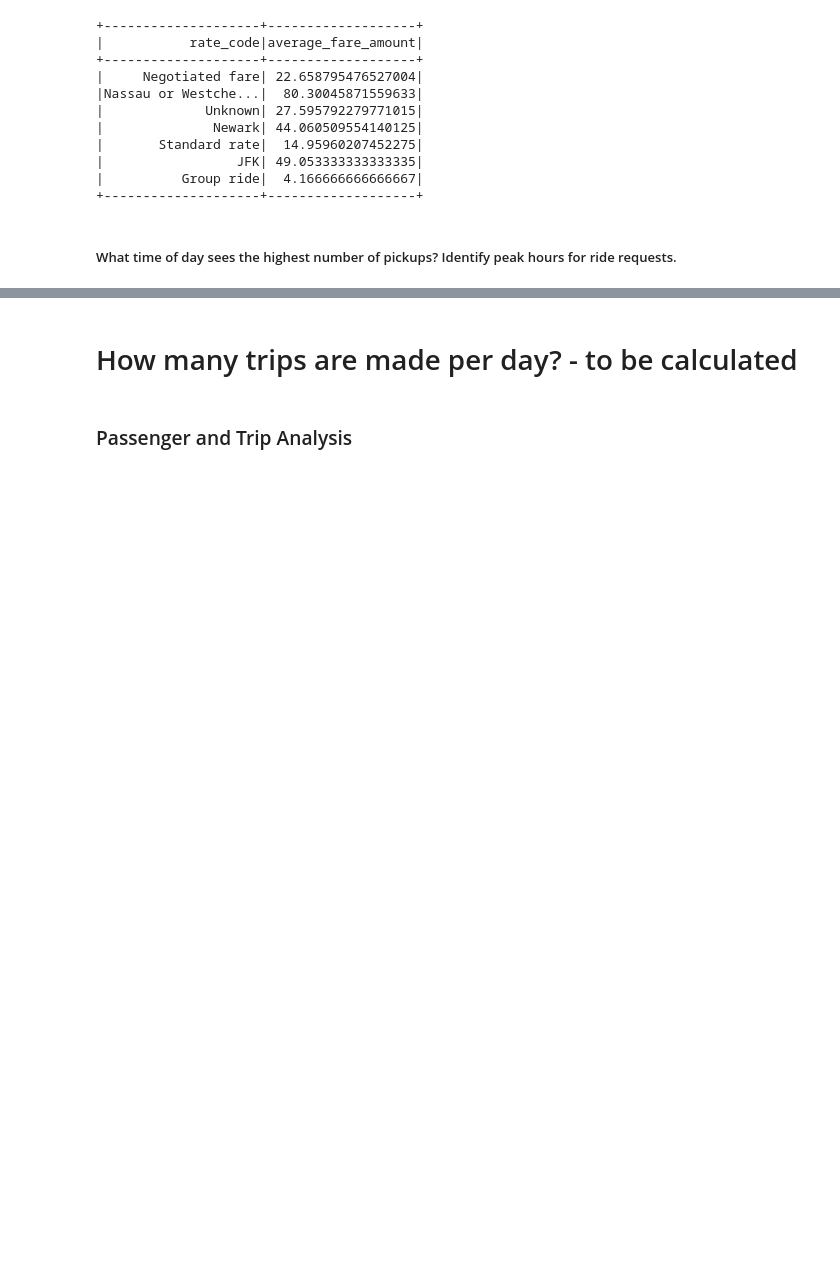
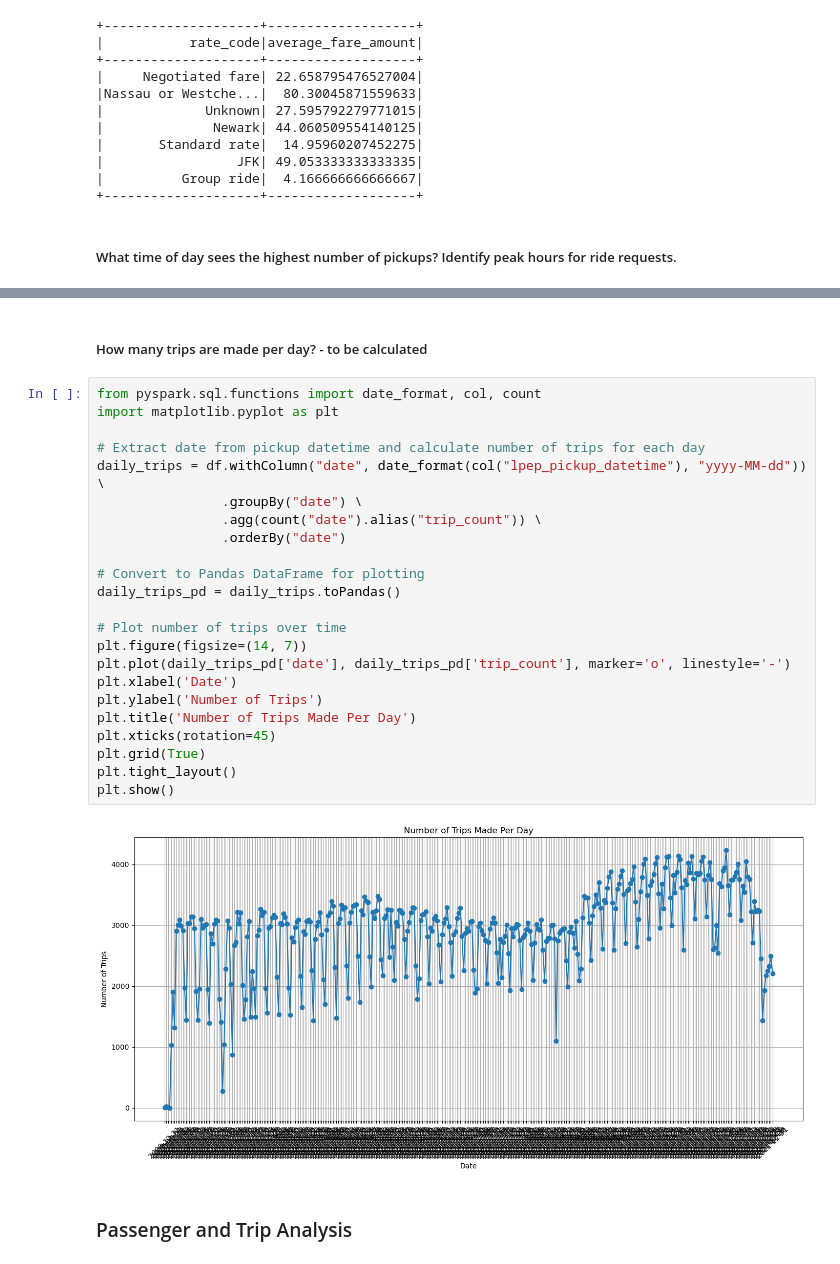
Before and after one commit to Suhaib1278/data_application_programming_assignment, a Jupyter notebook: assignment_code.ipynb, the cells around one changed output, grey strips where cells are left out. Drawn from its saved outputs; the diff is of its cells as text; blank space fills up the shorter version.

```diff
--- a/assignment_code.ipynb
+++ b/assignment_code.ipynb
@@ -676,7 +665,32 @@ sorted_hourly_pickups.show(5)
 +-----------+-----+
 only showing top 5 rows
 # %% [markdown]
-# How many trips are made per day? - to be calculated
+##### How many trips are made per day? - to be calculated
+# %%
+from pyspark.sql.functions import date_format, col, count
+import matplotlib.pyplot as plt
+
+# Extract date from pickup datetime and calculate number of trips for each day
+daily_trips = df.withColumn("date", date_format(col("lpep_pickup_datetime"), "yyyy-MM-dd")) \
+                .groupBy("date") \
+                .agg(count("date").alias("trip_count")) \
+                .orderBy("date")
+
+# Convert to Pandas DataFrame for plotting
+daily_trips_pd = daily_trips.toPandas()
+
+# Plot number of trips over time
+plt.figure(figsize=(14, 7))
+plt.plot(daily_trips_pd['date'], daily_trips_pd['trip_count'], marker='o', linestyle='-')
+plt.xlabel('Date')
+plt.ylabel('Number of Trips')
+plt.title('Number of Trips Made Per Day')
+plt.xticks(rotation=45)
+plt.grid(True)
+plt.tight_layout()
+plt.show()
+# %% [output]
+[figure, added]
 # %% [markdown]
 ### Passenger and Trip Analysis
 # %% [markdown]
```
Also changed, not shown: parts of 76 cells of this notebook.
